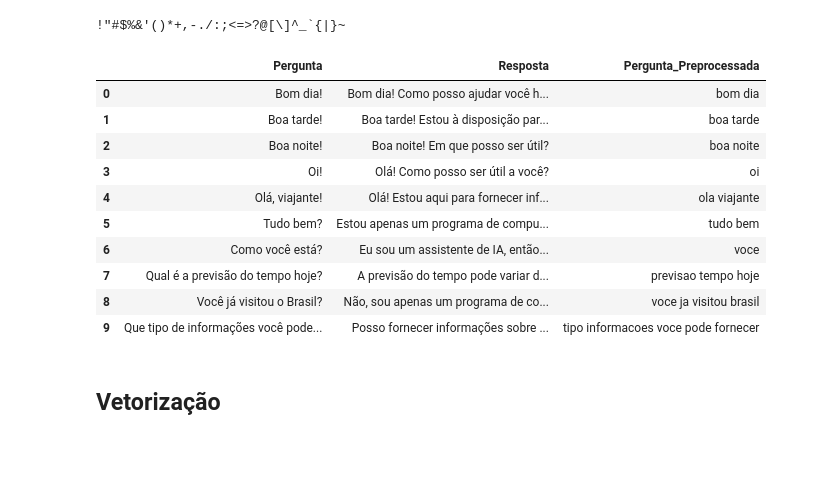
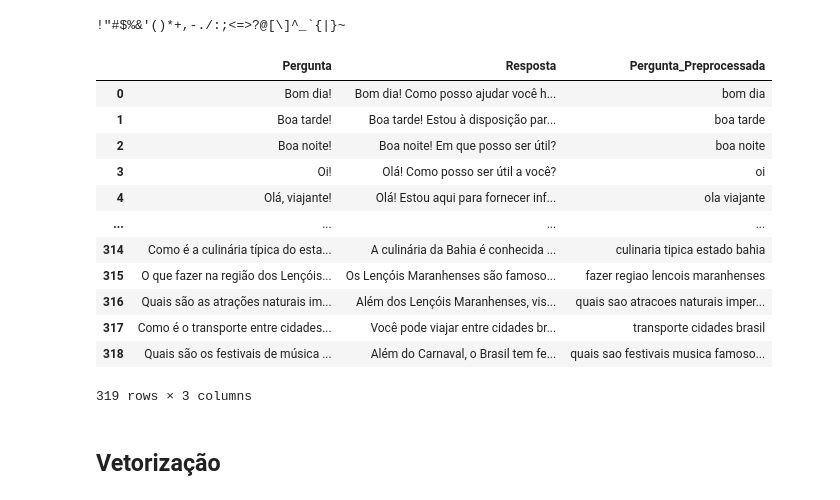
Before and after one commit to playtipus69/python, a Jupyter notebook: telegram_chatbot_with_ia.ipynb, the cells around one changed output. Cells and saved outputs as stored; diff of their text form; code cells hidden in the pictures; blank space fills up the shorter version.

```diff
--- a/telegram_chatbot_with_ia.ipynb
+++ b/telegram_chatbot_with_ia.ipynb
@@ -105,19 +105,21 @@ def preprocessamento(texto):
 # %%
 dataset["Pergunta_Preprocessada"] = dataset["Pergunta"].apply(preprocessamento)
 # %%
-dataset.head(n=10)
+dataset.head(n=1000)
 # %% [output]
 |  | Pergunta | Resposta | Pergunta_Preprocessada |
 | 0 | Bom dia! | Bom dia! Como posso ajudar você h... | bom dia |
 | 1 | Boa tarde! | Boa tarde! Estou à disposição par... | boa tarde |
 | 2 | Boa noite! | Boa noite! Em que posso ser útil? | boa noite |
 | 3 | Oi! | Olá! Como posso ser útil a você? | oi |
 | 4 | Olá, viajante! | Olá! Estou aqui para fornecer inf... | ola viajante |
-| 5 | Tudo bem? | Estou apenas um programa de compu... | tudo bem |
-| 6 | Como você está? | Eu sou um assistente de IA, então... | voce |
-| 7 | Qual é a previsão do tempo hoje? | A previsão do tempo pode variar d... | previsao tempo hoje |
-| 8 | Você já visitou o Brasil? | Não, sou apenas um programa de co... | voce ja visitou brasil |
-| 9 | Que tipo de informações você pode... | Posso fornecer informações sobre ... | tipo informacoes voce pode fornecer |
+| ... | ... | ... | ... |
+| 314 | Como é a culinária típica do esta... | A culinária da Bahia é conhecida ... | culinaria tipica estado bahia |
+| 315 | O que fazer na região dos Lençóis... | Os Lençóis Maranhenses são famoso... | fazer regiao lencois maranhenses |
+| 316 | Quais são as atrações naturais im... | Além dos Lençóis Maranhenses, vis... | quais sao atracoes naturais imper... |
+| 317 | Como é o transporte entre cidades... | Você pode viajar entre cidades br... | transporte cidades brasil |
+| 318 | Quais são os festivais de música ... | Além do Carnaval, o Brasil tem fe... | quais sao festivais musica famoso... |
+319 rows × 3 columns
 # %% [markdown]
 ## Vetorização
 # %%
```
Also changed, not shown: parts of 1 cell of this notebook.
